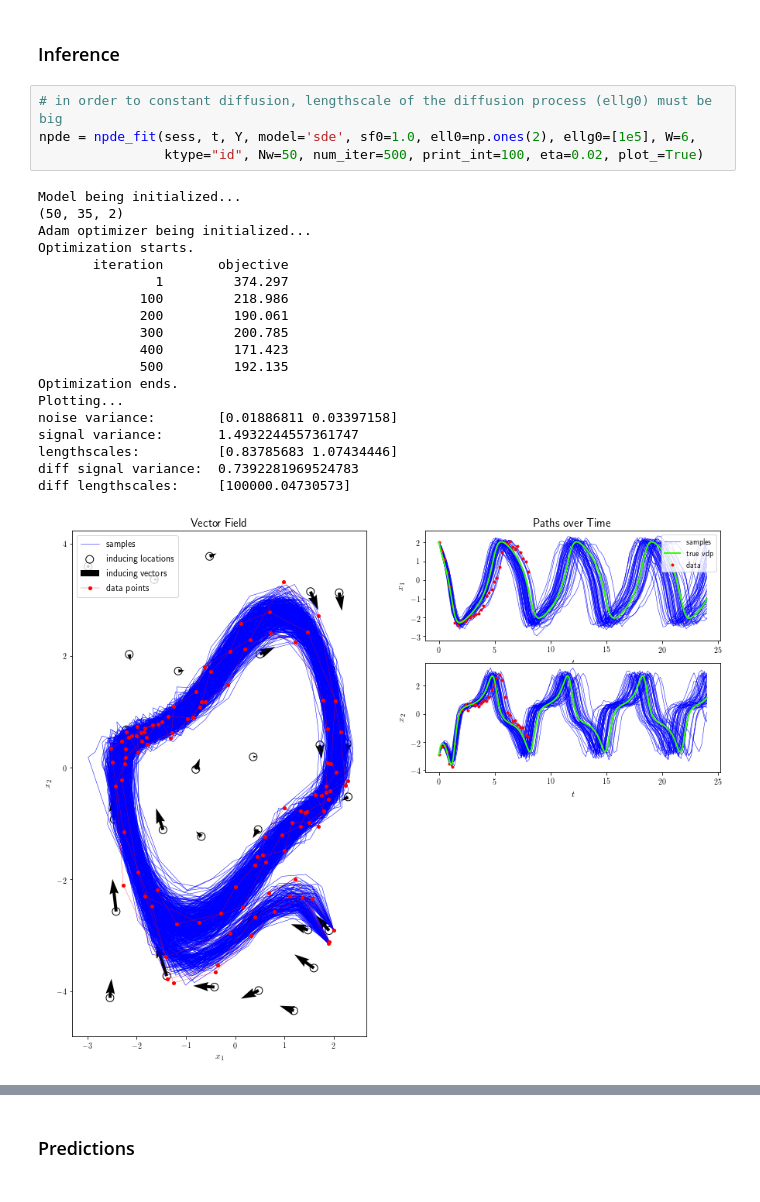
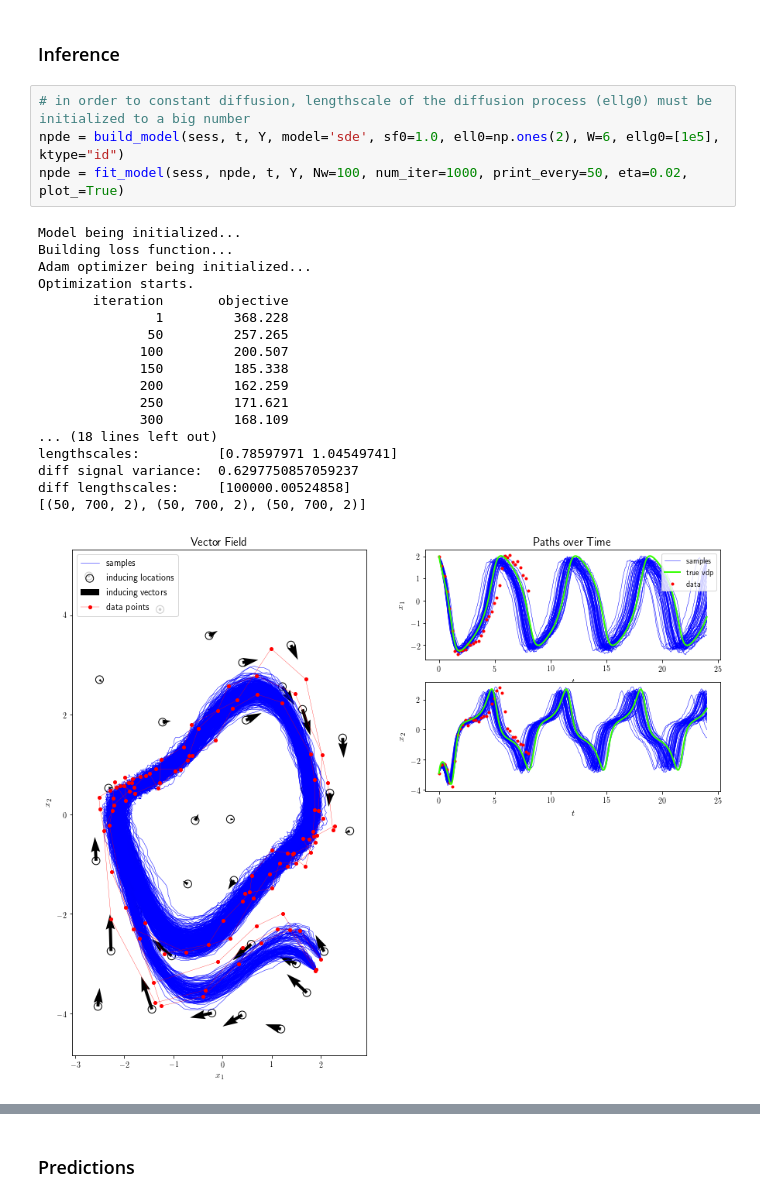
Before and after one commit to cagatayyildiz/npde, a Jupyter notebook: demo.ipynb, the cells around one changed output, grey strips where cells are left out. Drawn from its saved outputs; the diff is of its cells as text.

```diff
--- a/demo.ipynb
+++ b/demo.ipynb
@@ -99,26 +108,25 @@ x0,t,Y,X,D,f,g = gen_data('vdp-cdiff', Ny=[35,40,30], tend=8, nstd=0.1)
 # %% [markdown]
 ### Inference
 # %%
-# in order to constant diffusion, lengthscale of the diffusion process (ellg0) must be big
-npde = npde_fit(sess, t, Y, model='sde', sf0=1.0, ell0=np.ones(2), ellg0=[1e5], W=6,
-                ktype="id", Nw=50, num_iter=500, print_int=100, eta=0.02, plot_=True)
+# in order to constant diffusion, lengthscale of the diffusion process (ellg0) must be initialized to a big number
+npde = build_model(sess, t, Y, model='sde', sf0=1.0, ell0=np.ones(2), W=6, ellg0=[1e5], ktype="id")
+npde = fit_model(sess, npde, t, Y, Nw=100, num_iter=1000, print_every=50, eta=0.02, plot_=True)
 # %% [output]
 Model being initialized...
-(50, 35, 2)
+Building loss function...
 Adam optimizer being initialized...
 Optimization starts.
        iteration       objective
-               1         374.297
-             100         218.986
-             200         190.061
-             300         200.785
-             400         171.423
-             500         192.135
-Optimization ends.
-Plotting...
-noise variance:        [0.01886811 0.03397158]
-signal variance:       1.4932244557361747
-lengthscales:          [0.83785683 1.07434446]
-diff signal variance:  0.7392281969524783
-diff lengthscales:     [100000.04730573]
+               1         368.228
+              50         257.265
+             100         200.507
+             150         185.338
+             200         162.259
+             250         171.621
+             300         168.109
+... (18 lines left out)
+lengthscales:          [0.78597971 1.04549741]
+diff signal variance:  0.6297750857059237
+diff lengthscales:     [100000.00524858]
+[(50, 700, 2), (50, 700, 2), (50, 700, 2)]
-[figure, old version]
+[figure, new version]
```
Also changed, not shown: parts of 8 cells of this notebook, 5 other files.
